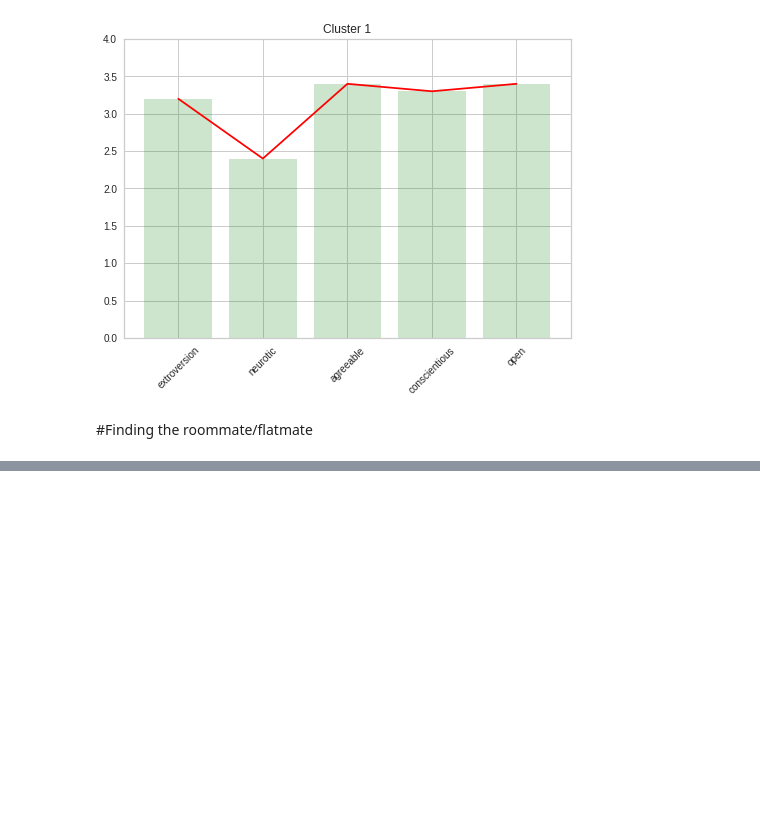
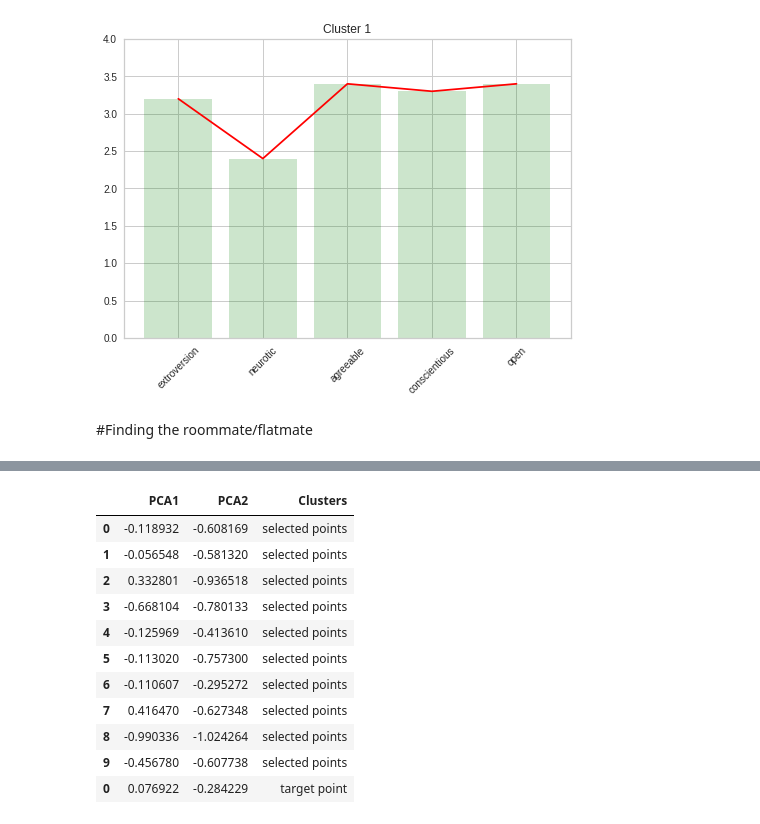
Before and after one commit to atharva-diwan/ME781_course_project_grp31, a Jupyter notebook: roommate_matchmaking.ipynb, the cells around one changed output, grey strips where cells are left out. Saved outputs shown, nothing was run; the diff lists cells and outputs as text; code cells hidden in the pictures; blank space fills up the shorter version.

```diff
--- a/roommate_matchmaking.ipynb
+++ b/roommate_matchmaking.ipynb
@@ -481,0 +527,34 @@ find_roommate(df_pca_fit, my_personality[0], my_data_pca_fit)
+# %%
+df_pca_array = np.array(df_pca)
+sub_df_pca = pd.DataFrame(df_pca_array[idx_list , :])
+sub_df_pca.columns = ['PCA1', 'PCA2', 'Clusters']
+sub_df_pca["Clusters"].replace({1: "selected points"}, inplace=True)    # dataframe consisting of transformed selected points
+
+
+
+
+my_data_pca = np.append(my_data_pca_fit, [my_personality[0]]) #adding cluster number to the transformed test data point
+
+my_data_pca = my_data_pca.reshape(1,-1)
+#print(my_data_pca.shape)
+
+my_data_2d = pca_2d.transform(my_data_pca)             # transforming target data point to 2 Dimensions
+#print(my_data_2d.shape)
+target_df = pd.DataFrame({"PCA1":[my_data_2d[0,0]], "PCA2":[my_data_2d[0,1]], "Clusters":['target point'] })
+
+
+sub_df_pca = sub_df_pca.append(target_df)
+sub_df_pca
+# %% [output]
+|  | PCA1 | PCA2 | Clusters |
+| 0 | -0.118932 | -0.608169 | selected points |
+| 1 | -0.056548 | -0.581320 | selected points |
+| 2 | 0.332801 | -0.936518 | selected points |
+| 3 | -0.668104 | -0.780133 | selected points |
+| 4 | -0.125969 | -0.413610 | selected points |
+| 5 | -0.113020 | -0.757300 | selected points |
+| 6 | -0.110607 | -0.295272 | selected points |
+| 7 | 0.416470 | -0.627348 | selected points |
+| 8 | -0.990336 | -1.024264 | selected points |
+| 9 | -0.456780 | -0.607738 | selected points |
+| 0 | 0.076922 | -0.284229 | target point |
```
Also changed, not shown: parts of 14 cells of this notebook, 1 other file.
